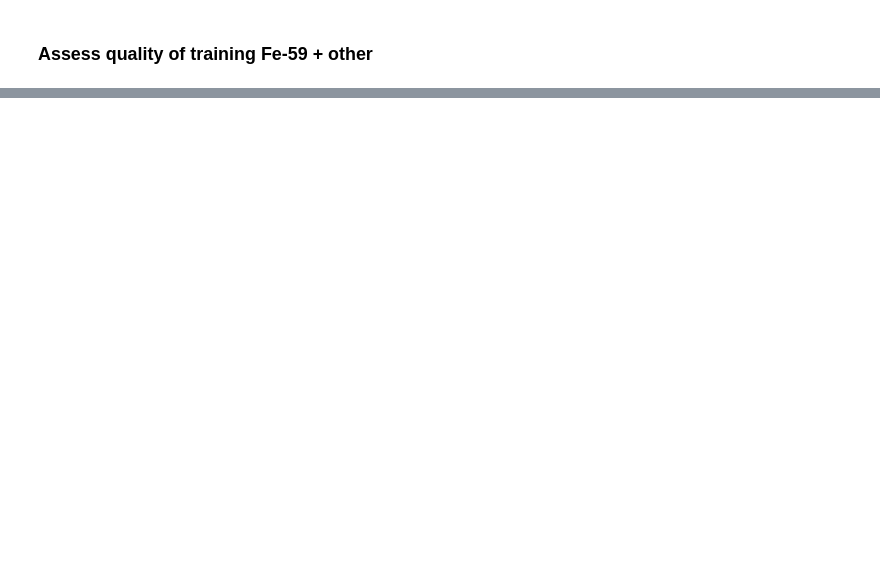
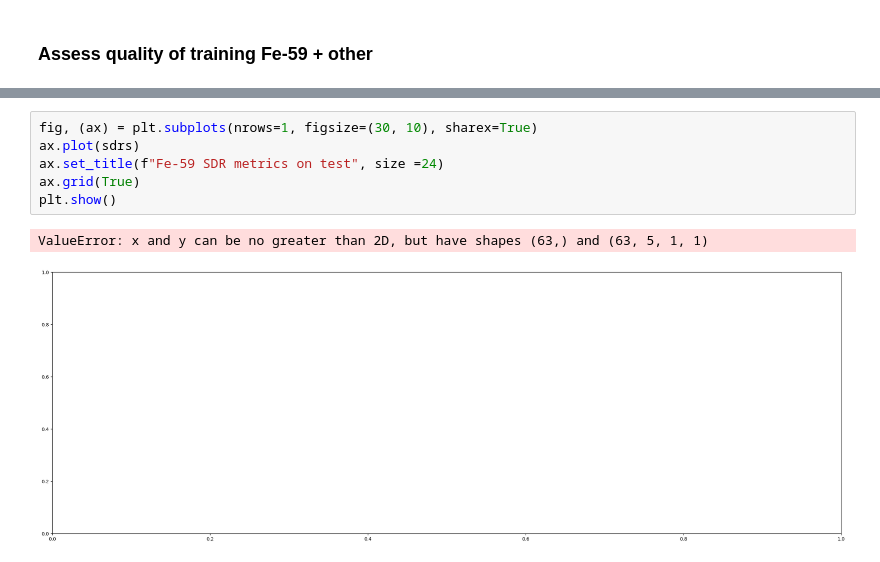
Before and after one commit to arbuz001/Wave-U-Net-Pytorch, a Jupyter notebook: audio_metrics.ipynb, the cells around one changed output, grey strips where cells are left out. Drawn from its saved outputs; the diff is of its cells as text; blank space fills up the shorter version.

```diff
--- a/audio_metrics.ipynb
+++ b/audio_metrics.ipynb
@@ -55,0 +64,9 @@ plt.show()
+# %%
+fig, (ax) = plt.subplots(nrows=1, figsize=(30, 10), sharex=True)
+ax.plot(sdrs)
+ax.set_title(f"Fe-59 SDR metrics on test", size =24)
+ax.grid(True)
+plt.show()
+# %% [output]
+ValueError: x and y can be no greater than 2D, but have shapes (63,) and (63, 5, 1, 1)
+[figure, added]
```
Also changed, not shown: parts of 9 cells of this notebook.
